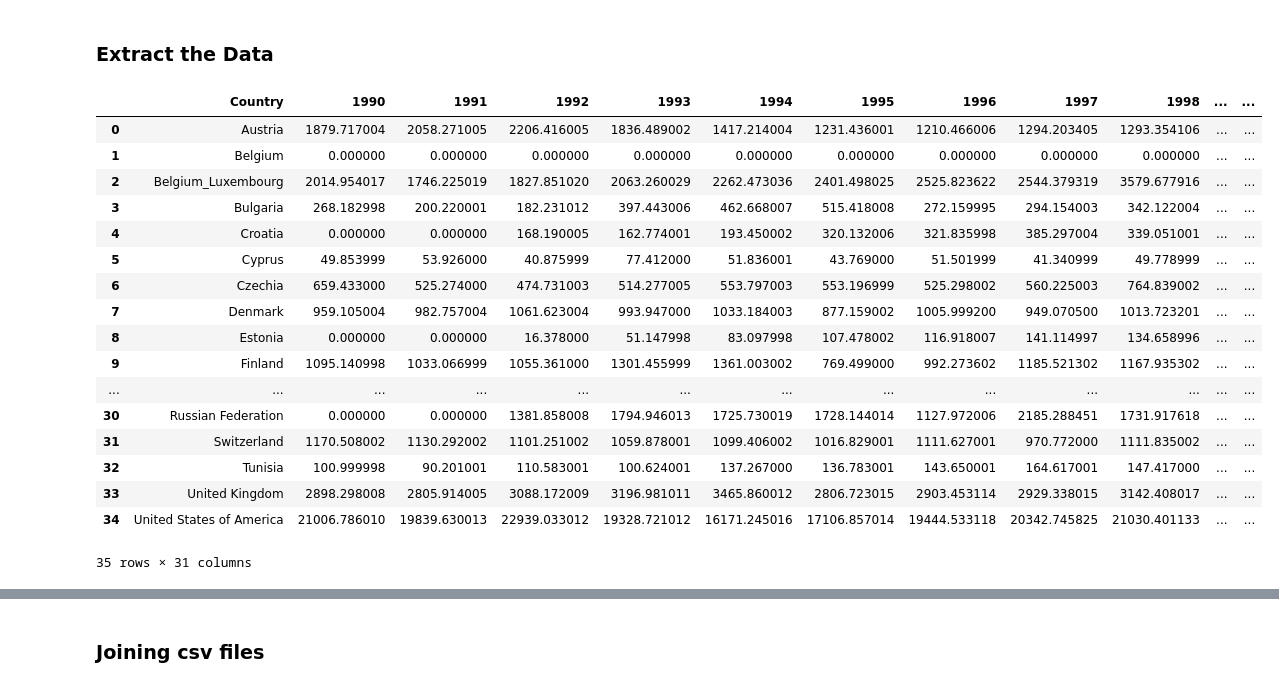
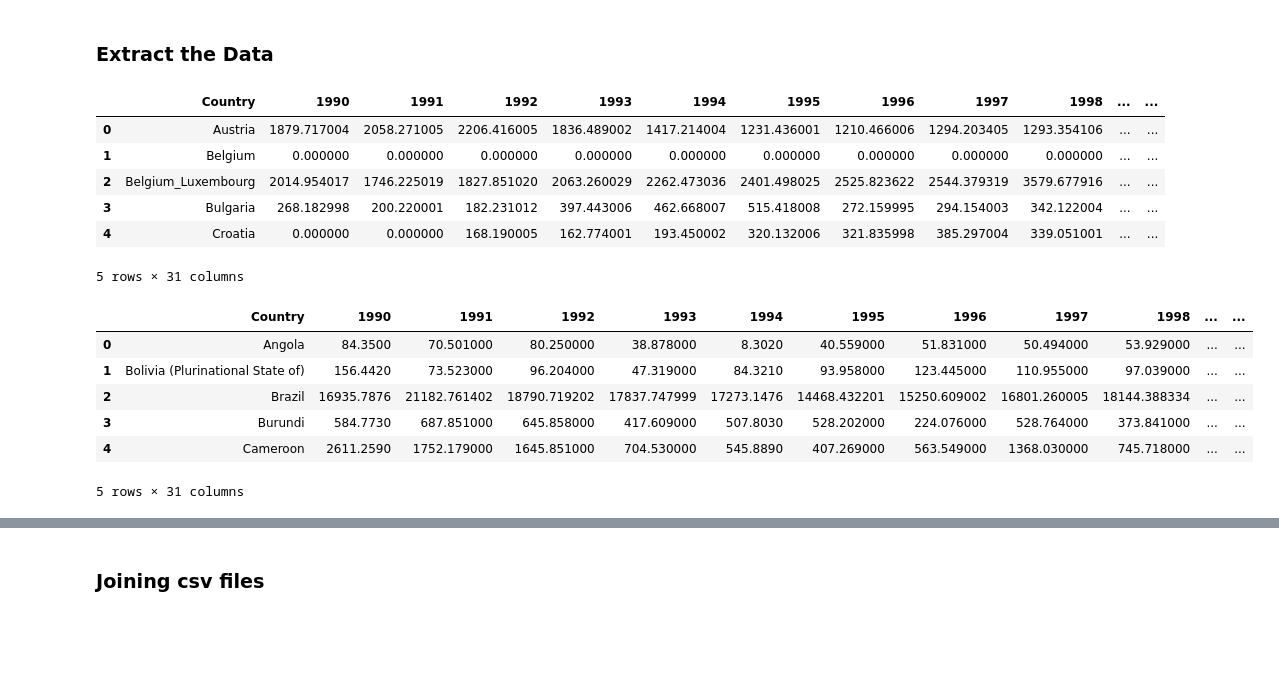
Before and after one commit to SandraBotica/Project-3, a Jupyter notebook: coffee_data.ipynb, the cells around one changed output, grey strips where cells are left out. Drawn from its saved outputs; the diff is of its cells as text; code cells hidden in the pictures; blank space fills up the shorter version.

```diff
--- a/coffee_data.ipynb
+++ b/coffee_data.ipynb
@@ -13,27 +13,16 @@ pd.set_option('max_colwidth', 400)
 # %%
 # Read the 'Imports by selected importing countries' data into a Pandas DataFrame
 imports_df = pd.read_excel(r'cleaned_resources/Imports.xlsx', engine='openpyxl')
 imports_df = imports_df.drop(labels=[35,36,37,38], axis =0)
-imports_df
+imports_df.head()
 # %% [output]
 |  | Country | 1990 | 1991 | 1992 | 1993 | 1994 | 1995 | 1996 | 1997 | 1998 | ... | ... |
 | 0 | Austria | 1879.717004 | 2058.271005 | 2206.416005 | 1836.489002 | 1417.214004 | 1231.436001 | 1210.466006 | 1294.203405 | 1293.354106 | ... | ... |
 | 1 | Belgium | 0.000000 | 0.000000 | 0.000000 | 0.000000 | 0.000000 | 0.000000 | 0.000000 | 0.000000 | 0.000000 | ... | ... |
 | 2 | Belgium_Luxembourg | 2014.954017 | 1746.225019 | 1827.851020 | 2063.260029 | 2262.473036 | 2401.498025 | 2525.823622 | 2544.379319 | 3579.677916 | ... | ... |
 | 3 | Bulgaria | 268.182998 | 200.220001 | 182.231012 | 397.443006 | 462.668007 | 515.418008 | 272.159995 | 294.154003 | 342.122004 | ... | ... |
 | 4 | Croatia | 0.000000 | 0.000000 | 168.190005 | 162.774001 | 193.450002 | 320.132006 | 321.835998 | 385.297004 | 339.051001 | ... | ... |
-| 5 | Cyprus | 49.853999 | 53.926000 | 40.875999 | 77.412000 | 51.836001 | 43.769000 | 51.501999 | 41.340999 | 49.778999 | ... | ... |
-| 6 | Czechia | 659.433000 | 525.274000 | 474.731003 | 514.277005 | 553.797003 | 553.196999 | 525.298002 | 560.225003 | 764.839002 | ... | ... |
-| 7 | Denmark | 959.105004 | 982.757004 | 1061.623004 | 993.947000 | 1033.184003 | 877.159002 | 1005.999200 | 949.070500 | 1013.723201 | ... | ... |
-| 8 | Estonia | 0.000000 | 0.000000 | 16.378000 | 51.147998 | 83.097998 | 107.478002 | 116.918007 | 141.114997 | 134.658996 | ... | ... |
-| 9 | Finland | 1095.140998 | 1033.066999 | 1055.361000 | 1301.455999 | 1361.003002 | 769.499000 | 992.273602 | 1185.521302 | 1167.935302 | ... | ... |
-| ... | ... | ... | ... | ... | ... | ... | ... | ... | ... | ... | ... | ... |
-| 30 | Russian Federation | 0.000000 | 0.000000 | 1381.858008 | 1794.946013 | 1725.730019 | 1728.144014 | 1127.972006 | 2185.288451 | 1731.917618 | ... | ... |
-| 31 | Switzerland | 1170.508002 | 1130.292002 | 1101.251002 | 1059.878001 | 1099.406002 | 1016.829001 | 1111.627001 | 970.772000 | 1111.835002 | ... | ... |
-| 32 | Tunisia | 100.999998 | 90.201001 | 110.583001 | 100.624001 | 137.267000 | 136.783001 | 143.650001 | 164.617001 | 147.417000 | ... | ... |
-| 33 | United Kingdom | 2898.298008 | 2805.914005 | 3088.172009 | 3196.981011 | 3465.860012 | 2806.723015 | 2903.453114 | 2929.338015 | 3142.408017 | ... | ... |
-| 34 | United States of America | 21006.786010 | 19839.630013 | 22939.033012 | 19328.721012 | 16171.245016 | 17106.857014 | 19444.533118 | 20342.745825 | 21030.401133 | ... | ... |
-35 rows × 31 columns
+5 rows × 31 columns
 # %%
 # imports_df = pd.melt(imports_df, id_vars = "Country", var_name= "Year", value_name="Import_Volume")
 # imports_df
@@ -55,5 +32,13 @@ imports_df.to_csv(("Resources/imports.csv"))
 # %%
-# # Read the 'Imports by selected importing countries' data into a Pandas DataFrame
-# non_member_imports_df = pd.read_excel(r'cleaned_resources/Non_member_imports.xlsx', engine='openpyxl')
-# non_member_imports_df = non_member_imports_df.drop(labels=[109,110,111,112], axis =0)
-# non_member_imports_df
+# Read the 'Exports of all forms of coffee by all exporting countries' data into a Pandas DataFrame
+exports_df = pd.read_excel(r'cleaned_resources/Exports_calendar_year.xlsx', engine='openpyxl')
+exports_df = exports_df.drop(labels=[55,56], axis =0)
+exports_df.head()
+# %% [output]
+|  | Country | 1990 | 1991 | 1992 | 1993 | 1994 | 1995 | 1996 | 1997 | 1998 | ... | ... |
+| 0 | Angola | 84.3500 | 70.501000 | 80.250000 | 38.878000 | 8.3020 | 40.559000 | 51.831000 | 50.494000 | 53.929000 | ... | ... |
+| 1 | Bolivia (Plurinational State of) | 156.4420 | 73.523000 | 96.204000 | 47.319000 | 84.3210 | 93.958000 | 123.445000 | 110.955000 | 97.039000 | ... | ... |
+| 2 | Brazil | 16935.7876 | 21182.761402 | 18790.719202 | 17837.747999 | 17273.1476 | 14468.432201 | 15250.609002 | 16801.260005 | 18144.388334 | ... | ... |
+| 3 | Burundi | 584.7730 | 687.851000 | 645.858000 | 417.609000 | 507.8030 | 528.202000 | 224.076000 | 528.764000 | 373.841000 | ... | ... |
+| 4 | Cameroon | 2611.2590 | 1752.179000 | 1645.851000 | 704.530000 | 545.8890 | 407.269000 | 563.549000 | 1368.030000 | 745.718000 | ... | ... |
+5 rows × 31 columns
```
Also changed, not shown: parts of 26 cells of this notebook, 5 other files.
